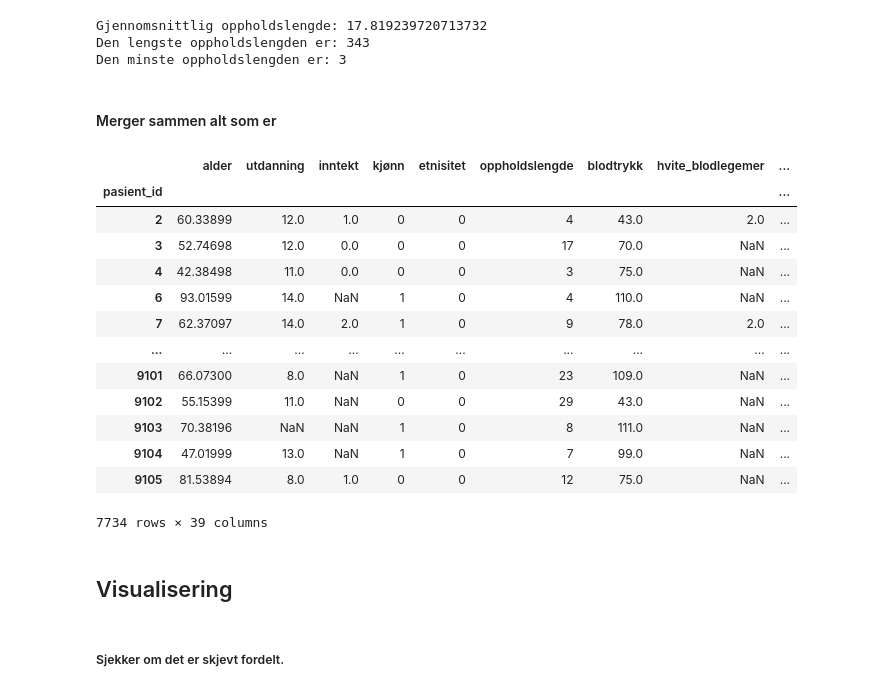
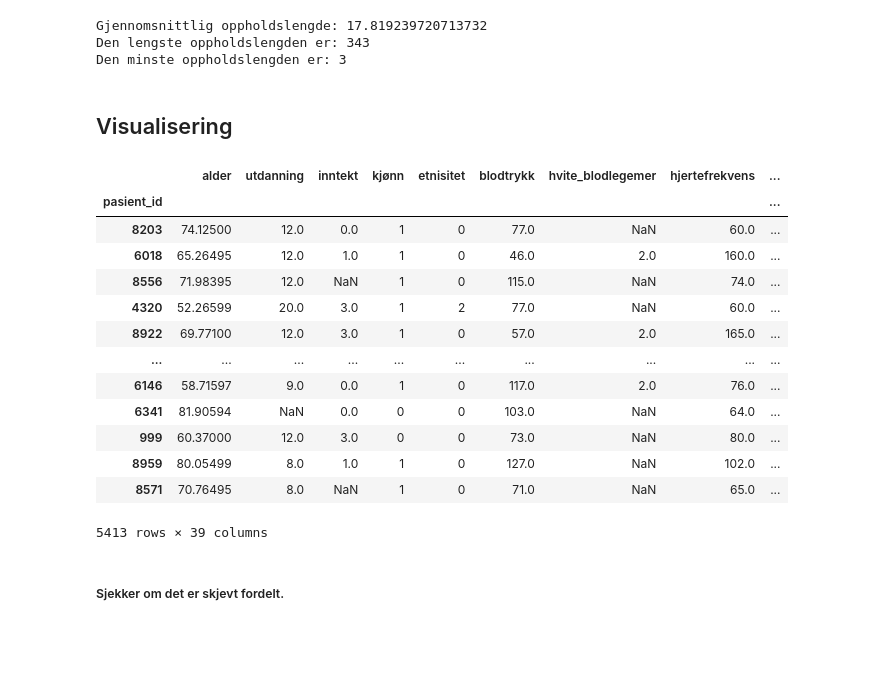
Before and after one commit to asfag4191/Predicted-hospital-stay, a Jupyter notebook: Preperation.ipynb, the cells around one changed output. Saved outputs shown, nothing was run; the diff lists cells and outputs as text; code cells hidden in the pictures; blank space fills up the shorter version.

```diff
--- a/Preperation.ipynb
+++ b/Preperation.ipynb
@@ -520,41 +506,33 @@ df.rename(columns={'sykdom_underkategori_CHF': 'sykdom_CHF'}, inplace=True)
 df.rename(columns={'sykdom_underkategori_Lung Cancer': 'sykdom_Lung_Cancer'}, inplace=True)
 df.rename(columns={'sykdom_underkategori_Colon Cancer': 'sykdom_Colon_Cancer'}, inplace=True)
 df.rename(columns={'sykdom_underkategori_MOSF w/Malig': 'sykdom_MOSF w/Malig'}, inplace=True)
-# %% [markdown]
-#### Merger sammen alt som er
-# %%
-df
-# %% [output]
-|  | alder | utdanning | inntekt | kjønn | etnisitet | oppholdslengde | blodtrykk | hvite_blodlegemer | ... |
-| pasient_id |  |  |  |  |  |  |  |  | ... |
-| 2 | 60.33899 | 12.0 | 1.0 | 0 | 0 | 4 | 43.0 | 2.0 | ... |
-| 3 | 52.74698 | 12.0 | 0.0 | 0 | 0 | 17 | 70.0 | NaN | ... |
-| 4 | 42.38498 | 11.0 | 0.0 | 0 | 0 | 3 | 75.0 | NaN | ... |
-| 6 | 93.01599 | 14.0 | NaN | 1 | 0 | 4 | 110.0 | NaN | ... |
-| 7 | 62.37097 | 14.0 | 2.0 | 1 | 0 | 9 | 78.0 | 2.0 | ... |
-| ... | ... | ... | ... | ... | ... | ... | ... | ... | ... |
-| 9101 | 66.07300 | 8.0 | NaN | 1 | 0 | 23 | 109.0 | NaN | ... |
-| 9102 | 55.15399 | 11.0 | NaN | 0 | 0 | 29 | 43.0 | NaN | ... |
-| 9103 | 70.38196 | NaN | NaN | 1 | 0 | 8 | 111.0 | NaN | ... |
-| 9104 | 47.01999 | 13.0 | NaN | 1 | 0 | 7 | 99.0 | NaN | ... |
-| 9105 | 81.53894 | 8.0 | 1.0 | 0 | 0 | 12 | 75.0 | NaN | ... |
-7734 rows × 39 columns
 # %% [markdown]
 ## Visualisering
 # %%
 #splitte
 X = df.drop('oppholdslengde', axis=1)
 y = df['oppholdslengde']
 
 X_train, X_rest, y_train, y_rest = train_test_split(X, y, test_size=0.3, random_state=42)
 X_val, X_test, y_val, y_test = train_test_split(X_rest, y_rest, test_size=0.5, random_state=42)
 
 train_df = pd.concat([X_train, y_train], axis=1)
-
-#X_train_copy = X_train.copy()
-#y_train_copy = y_train.copy()
-#y_val_copy = y_val.copy()
-#X_val_copy = X_val.copy()
+train_df
+# %% [output]
+|  | alder | utdanning | inntekt | kjønn | etnisitet | blodtrykk | hvite_blodlegemer | hjertefrekvens | ... |
+| pasient_id |  |  |  |  |  |  |  |  | ... |
+| 8203 | 74.12500 | 12.0 | 0.0 | 1 | 0 | 77.0 | NaN | 60.0 | ... |
+| 6018 | 65.26495 | 12.0 | 1.0 | 1 | 0 | 46.0 | 2.0 | 160.0 | ... |
+| 8556 | 71.98395 | 12.0 | NaN | 1 | 0 | 115.0 | NaN | 74.0 | ... |
+| 4320 | 52.26599 | 20.0 | 3.0 | 1 | 2 | 77.0 | NaN | 60.0 | ... |
+| 8922 | 69.77100 | 12.0 | 3.0 | 1 | 0 | 57.0 | 2.0 | 165.0 | ... |
+| ... | ... | ... | ... | ... | ... | ... | ... | ... | ... |
+| 6146 | 58.71597 | 9.0 | 0.0 | 1 | 0 | 117.0 | 2.0 | 76.0 | ... |
+| 6341 | 81.90594 | NaN | 0.0 | 0 | 0 | 103.0 | NaN | 64.0 | ... |
+| 999 | 60.37000 | 12.0 | 3.0 | 0 | 0 | 73.0 | NaN | 80.0 | ... |
+| 8959 | 80.05499 | 8.0 | 1.0 | 1 | 0 | 127.0 | NaN | 102.0 | ... |
+| 8571 | 70.76495 | 8.0 | NaN | 1 | 0 | 71.0 | NaN | 65.0 | ... |
+5413 rows × 39 columns
 # %% [markdown]
 ##### Sjekker om det er skjevt fordelt.
 # %%
```
Also changed, not shown: parts of 2 cells of this notebook, 2 other files.
